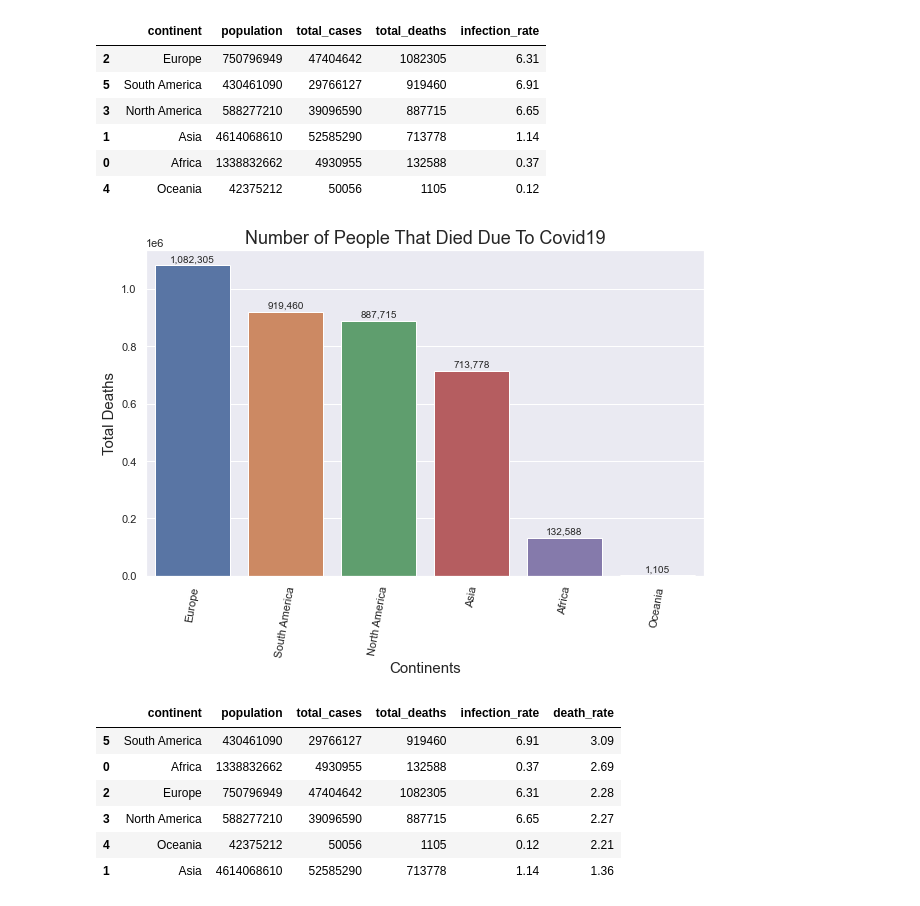
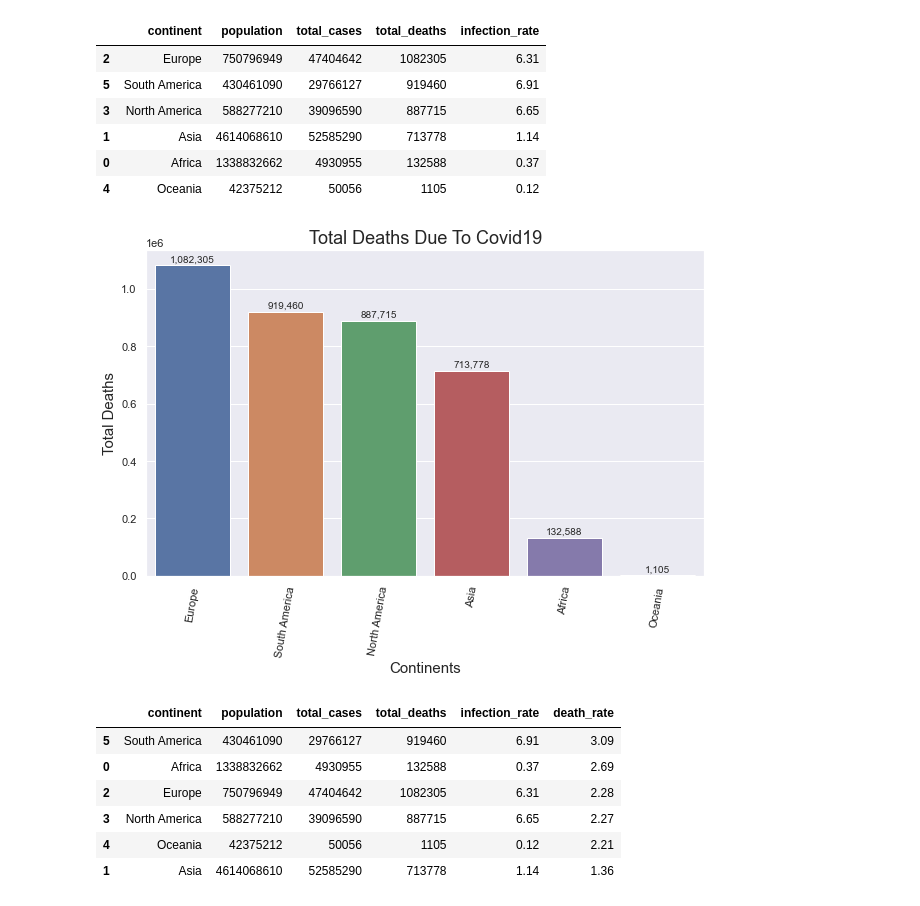
Before and after one commit to chineidu/Covid_eda, a Jupyter notebook: notebook.ipynb, the cells around one changed output. Cells and saved outputs as stored; diff of their text form; code cells hidden in the pictures.

```diff
--- a/notebook.ipynb
+++ b/notebook.ipynb
@@ -425,26 +431,26 @@ a
 # %%
 fig, ax = plt.subplots(figsize=(10, 6))
 
 sns.barplot(x='continent', y='total_deaths', data=a, ax=ax)
 plt.tick_params(axis='x', labelrotation=80)
 plt.xlabel('Continents', size=15)
 plt.ylabel('Total Deaths', size=15)
-plt.title('Number of People That Died Due To Covid19', size=18)
+plt.title('Total Deaths Due To Covid19', size=18)
 
 for bar in ax.patches:
     x = bar.get_x() + bar.get_width() / 2
     y = bar.get_height()
     ax.annotate(text=f"{round(y):,}",               # Format the text (value)
                 xy=(x, y),                          # (x, y)
                 xytext=(0, 6),                      # text position
                 ha='center',                        # horizontal alignment
                 va='center',                        # vertical alignment
                 size=10,                            # text size
                 textcoords='offset points')         # text coordinates
 
 plt.show()
 # %% [output]
-[figure, old version]
+[figure, new version]
 # %%
 # calculate the Covid death rate
 continents['death_rate'] = continents.apply(death_rate, axis='columns')
```
Also changed, not shown: parts of 15 cells of this notebook, 5 other files.
